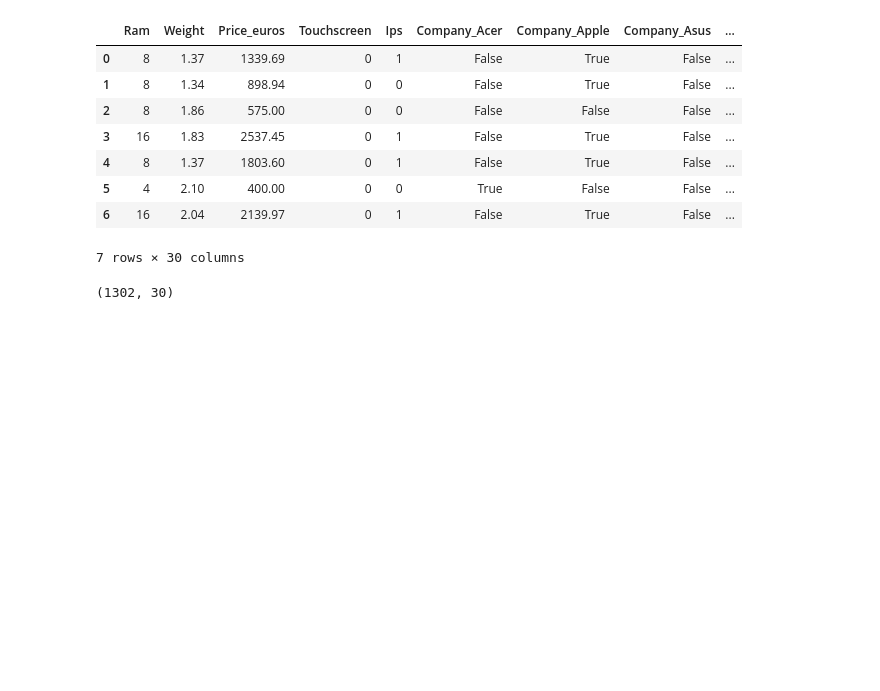
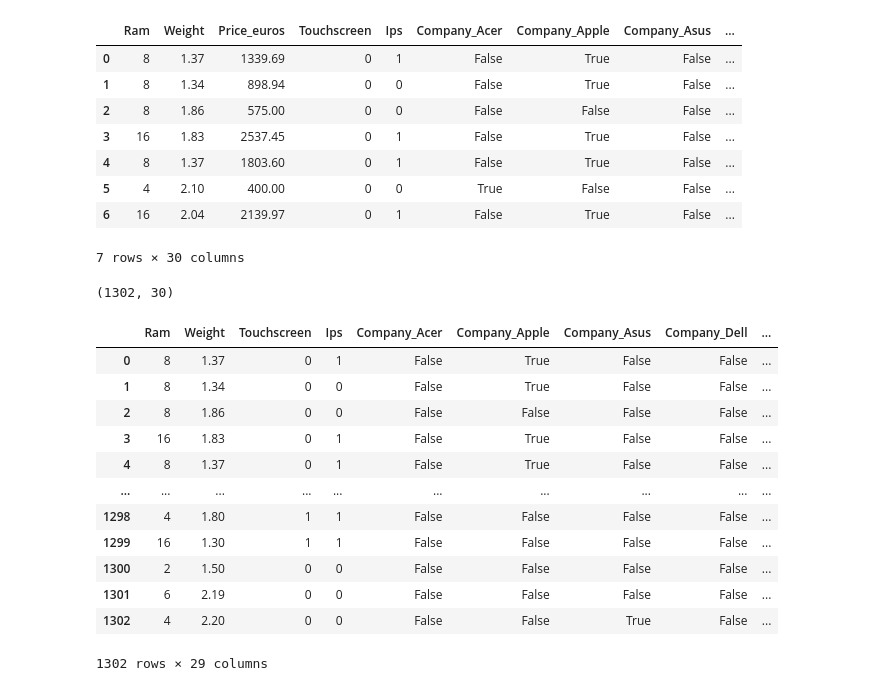
Before and after one commit to ravindulasantha/CatalystLaptopPrice-ML-RegressionProject, a Jupyter notebook: model/model building.ipynb, the cells around one changed output. Saved outputs shown, nothing was run; the diff lists cells and outputs as text; code cells hidden in the pictures; blank space fills up the shorter version.

```diff
--- a/model/model building.ipynb
+++ b/model/model building.ipynb
@@ -391,3 +391,22 @@ data.head(7)
 data.shape
 # %% [output]
 (1302, 30)
+# %%
+X = data.drop('Price_euros', axis=1)
+y = data['Price_euros']
+# %%
+X
+# %% [output]
+|  | Ram | Weight | Touchscreen | Ips | Company_Acer | Company_Apple | Company_Asus | Company_Dell | ... |
+| 0 | 8 | 1.37 | 0 | 1 | False | True | False | False | ... |
+| 1 | 8 | 1.34 | 0 | 0 | False | True | False | False | ... |
+| 2 | 8 | 1.86 | 0 | 0 | False | False | False | False | ... |
+| 3 | 16 | 1.83 | 0 | 1 | False | True | False | False | ... |
+| 4 | 8 | 1.37 | 0 | 1 | False | True | False | False | ... |
+| ... | ... | ... | ... | ... | ... | ... | ... | ... | ... |
+| 1298 | 4 | 1.80 | 1 | 1 | False | False | False | False | ... |
+| 1299 | 16 | 1.30 | 1 | 1 | False | False | False | False | ... |
+| 1300 | 2 | 1.50 | 0 | 0 | False | False | False | False | ... |
+| 1301 | 6 | 2.19 | 0 | 0 | False | False | False | False | ... |
+| 1302 | 4 | 2.20 | 0 | 0 | False | False | True | False | ... |
+1302 rows × 29 columns
```
Also changed, not shown: parts of 11 cells of this notebook, 2 other files.
